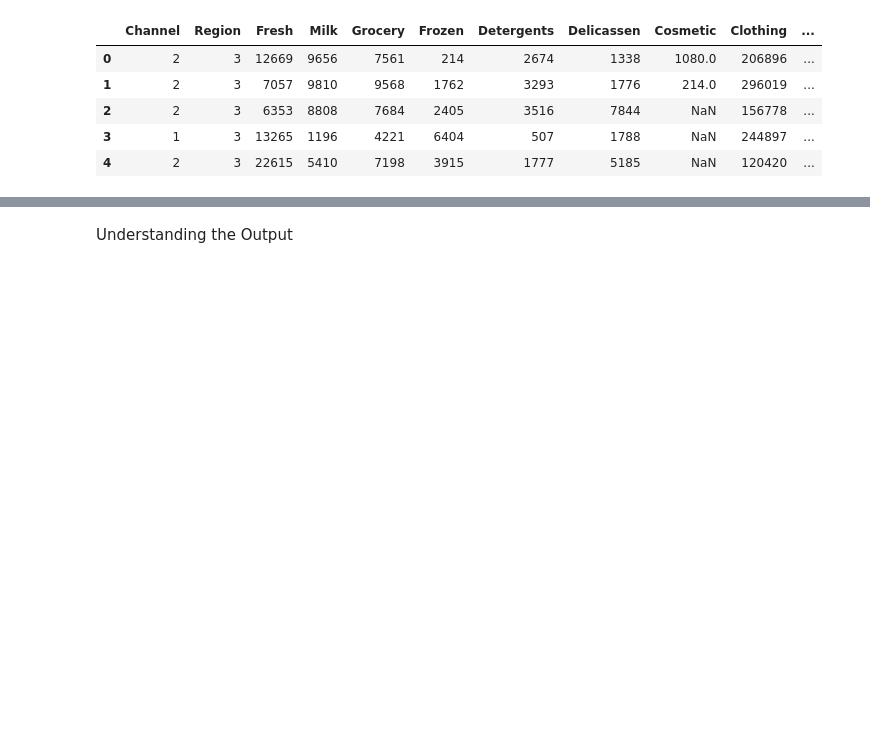
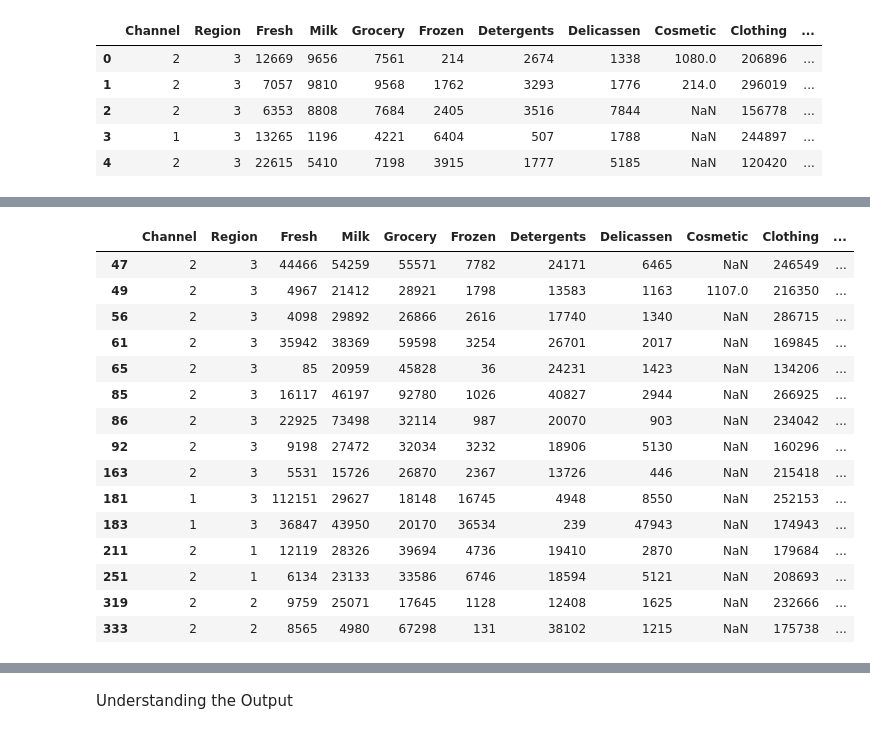
Before and after one commit to SherwinVarghese/Machine-Learning, a Jupyter notebook: Clustering_Analysis_on_wholesale_data.ipynb, the cells around one changed output, grey strips where cells are left out. Drawn from its saved outputs; the diff is of its cells as text; code cells hidden in the pictures; blank space fills up the shorter version.

```diff
--- a/Clustering_Analysis_on_wholesale_data.ipynb
+++ b/Clustering_Analysis_on_wholesale_data.ipynb
@@ -376,3 +454,7 @@ model.fit(scaled_data)
 KMeans(algorithm='auto', copy_x=True, init='k-means++', max_iter=300,
        n_clusters=4, n_init=10, n_jobs=None, precompute_distances='auto',
        random_state=7, tol=0.0001, verbose=0)
+# %%
+#from sklearn.cluster import KMeans - Assignment Q8
+model = KMeans(n_clusters = 4 ,init='k-means++', n_init = 10 ,max_iter=300,  tol=0.0001,  random_state= 7, algorithm='auto')
+model.fit(scaled_data)
@@ -408,0 +517,22 @@ clust_prof
+# %%
+#@title
+#Checking Cluster3 - Assignment Q9
+clusters_data[clusters_data['clusters']==3]
+#All are NaNs
+# %% [output]
+|  | Channel | Region | Fresh | Milk | Grocery | Frozen | Detergents | Delicassen | Cosmetic | Clothing | ... |
+| 47 | 2 | 3 | 44466 | 54259 | 55571 | 7782 | 24171 | 6465 | NaN | 246549 | ... |
+| 49 | 2 | 3 | 4967 | 21412 | 28921 | 1798 | 13583 | 1163 | 1107.0 | 216350 | ... |
+| 56 | 2 | 3 | 4098 | 29892 | 26866 | 2616 | 17740 | 1340 | NaN | 286715 | ... |
+| 61 | 2 | 3 | 35942 | 38369 | 59598 | 3254 | 26701 | 2017 | NaN | 169845 | ... |
+| 65 | 2 | 3 | 85 | 20959 | 45828 | 36 | 24231 | 1423 | NaN | 134206 | ... |
+| 85 | 2 | 3 | 16117 | 46197 | 92780 | 1026 | 40827 | 2944 | NaN | 266925 | ... |
+| 86 | 2 | 3 | 22925 | 73498 | 32114 | 987 | 20070 | 903 | NaN | 234042 | ... |
+| 92 | 2 | 3 | 9198 | 27472 | 32034 | 3232 | 18906 | 5130 | NaN | 160296 | ... |
+| 163 | 2 | 3 | 5531 | 15726 | 26870 | 2367 | 13726 | 446 | NaN | 215418 | ... |
+| 181 | 1 | 3 | 112151 | 29627 | 18148 | 16745 | 4948 | 8550 | NaN | 252153 | ... |
+| 183 | 1 | 3 | 36847 | 43950 | 20170 | 36534 | 239 | 47943 | NaN | 174943 | ... |
+| 211 | 2 | 1 | 12119 | 28326 | 39694 | 4736 | 19410 | 2870 | NaN | 179684 | ... |
+| 251 | 2 | 1 | 6134 | 23133 | 33586 | 6746 | 18594 | 5121 | NaN | 208693 | ... |
+| 319 | 2 | 2 | 9759 | 25071 | 17645 | 1128 | 12408 | 1625 | NaN | 232666 | ... |
+| 333 | 2 | 2 | 8565 | 4980 | 67298 | 131 | 38102 | 1215 | NaN | 175738 | ... |
```
Also changed, not shown: parts of 40 cells of this notebook.
